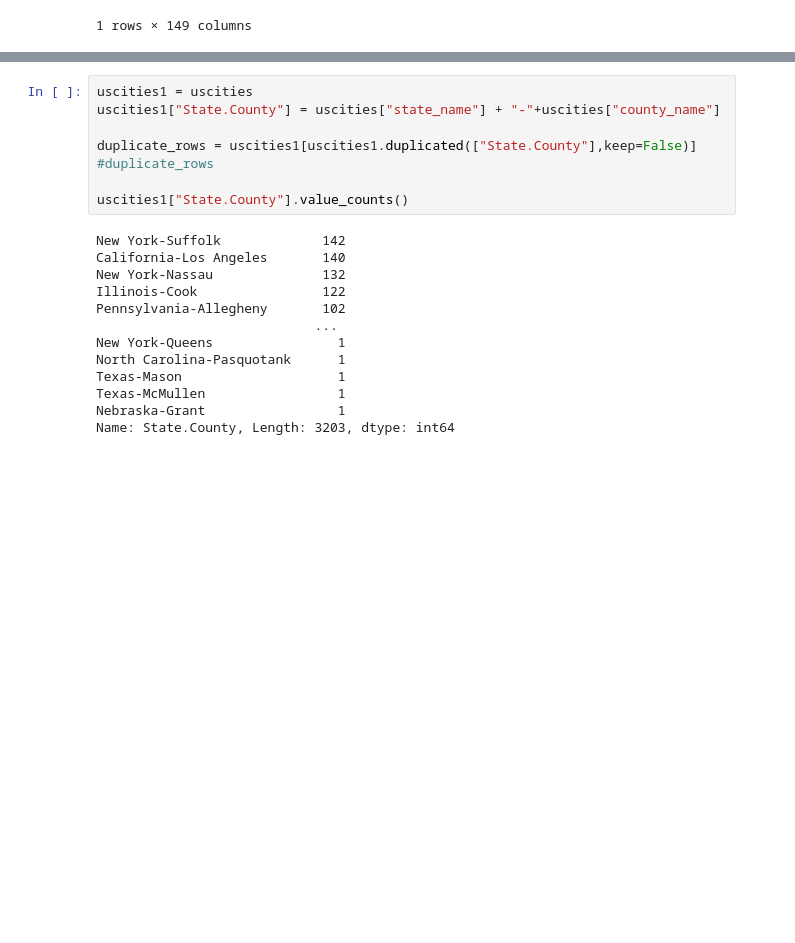
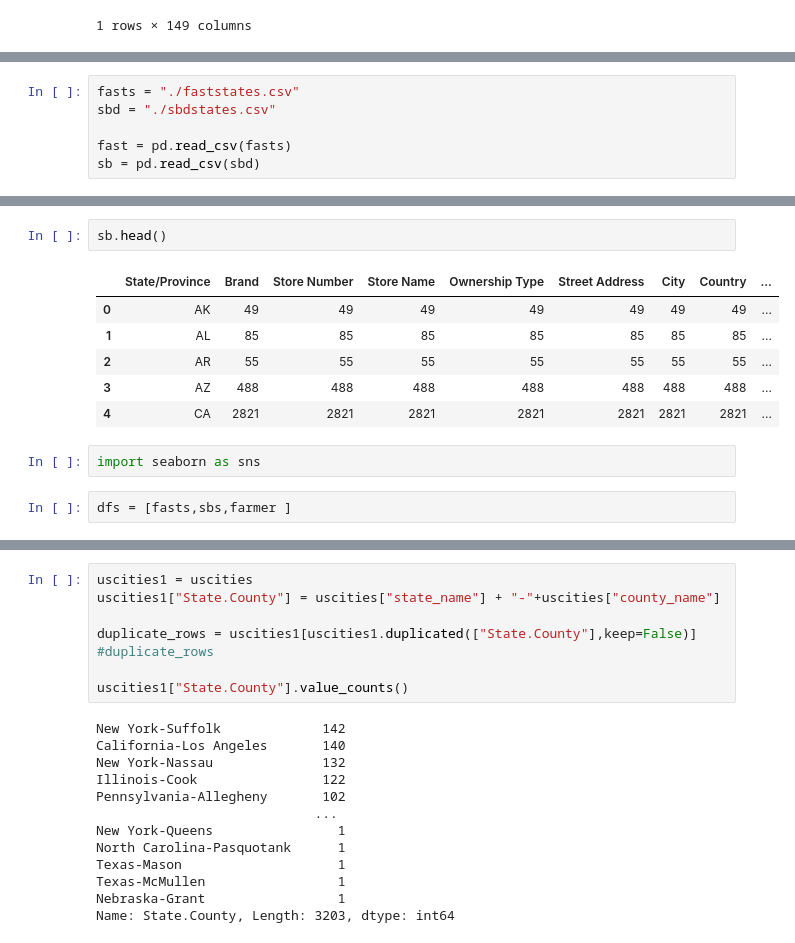
Before and after one commit to priyamittal96/project_1, a Jupyter notebook: Sun9pm notebooks/Priya22.ipynb, the cells around one changed output, grey strips where cells are left out. Drawn from its saved outputs; the diff is of its cells as text; blank space fills up the shorter version.

```diff
--- a/Sun9pm notebooks/Priya22.ipynb
+++ b/Sun9pm notebooks/Priya22.ipynb
@@ -358,0 +406,6 @@ desertdf5.loc[desertdf5["State.County"]  == "California-Santa Clara",:]
+# %%
+fasts = "./faststates.csv"
+sbd = "./sbdstates.csv"
+
+fast = pd.read_csv(fasts)
+sb = pd.read_csv(sbd)
@@ -358,0 +442,13 @@ desertdf5.loc[desertdf5["State.County"]  == "California-Santa Clara",:]
+# %%
+sb.head()
+# %% [output]
+|  | State/Province | Brand | Store Number | Store Name | Ownership Type | Street Address | City | Country | ... |
+| 0 | AK | 49 | 49 | 49 | 49 | 49 | 49 | 49 | ... |
+| 1 | AL | 85 | 85 | 85 | 85 | 85 | 85 | 85 | ... |
+| 2 | AR | 55 | 55 | 55 | 55 | 55 | 55 | 55 | ... |
+| 3 | AZ | 488 | 488 | 488 | 488 | 488 | 488 | 488 | ... |
+| 4 | CA | 2821 | 2821 | 2821 | 2821 | 2821 | 2821 | 2821 | ... |
+# %%
+import seaborn as sns
+# %%
+dfs = [fasts,sbs,farmer ]
```
Also changed, not shown: parts of 14 cells of this notebook, 3 other files.
